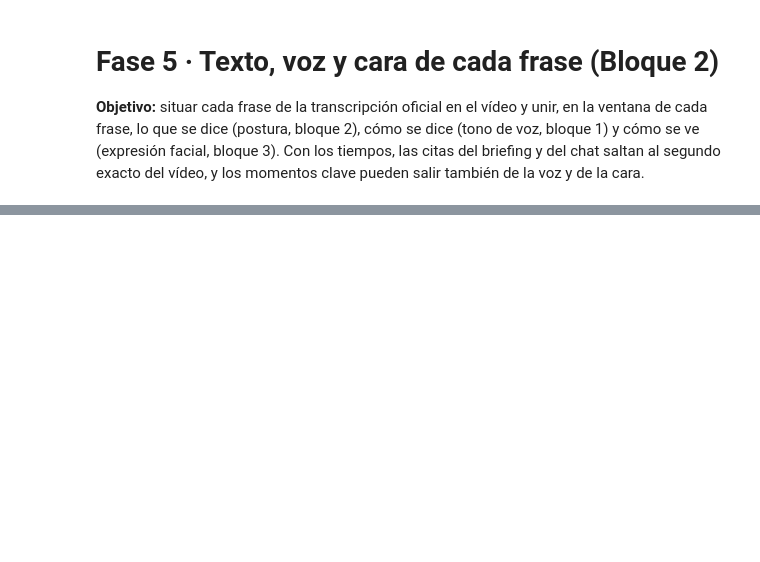
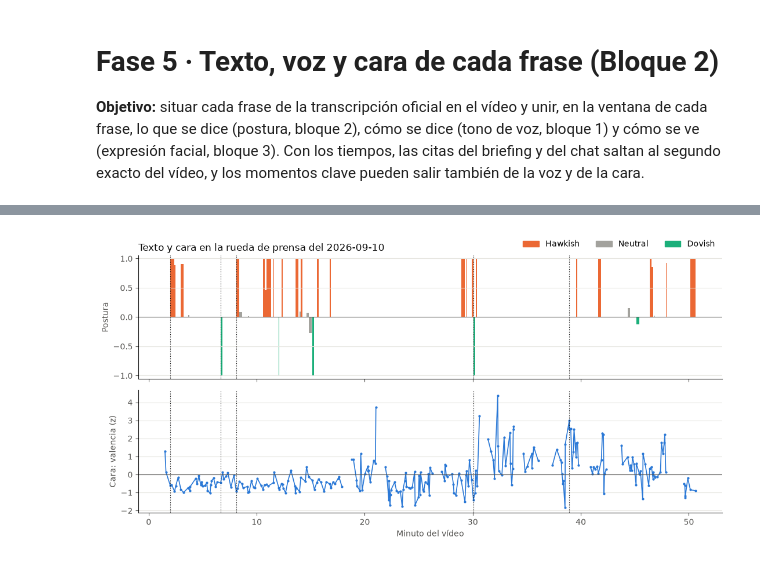
Before and after one commit to eglezarr/hawk-and-dove_BCE, a Jupyter notebook: benchmarks/b2_05_fusion.ipynb, the cells around one changed output, grey strips where cells are left out. Saved outputs shown, nothing was run; the diff lists cells and outputs as text; code cells hidden in the pictures; blank space fills up the shorter version.

```diff
--- a/benchmarks/b2_05_fusion.ipynb
+++ b/benchmarks/b2_05_fusion.ipynb
@@ -50,0 +58,12 @@ validacion
+# %%
+carpeta_ref = EVENTS_DIR / REFERENCIA
+transcripcion = pd.read_csv(carpeta_ref / "transcript.csv")
+cara = pd.read_csv(carpeta_ref / "face.csv")
+
+con_texto = transcripcion[transcripcion["text"].notna()]
+palabras = con_texto["text"].map(lambda t: len(tokens(t)))
+duracion = con_texto["end"] - con_texto["start"]
+imposibles = ((duracion <= 0) | (palabras > VELOCIDAD_MAXIMA * duracion)).sum()
+print(f"transcript.csv: {len(transcripcion)} segmentos, de {transcripcion['start'].min():.0f} a {transcripcion['end'].max():.0f} s "
+      f"(face.csv cubre {cara['end'].max():.0f} s de vídeo)")
+print(f"  sin texto: {transcripcion['text'].isna().sum()} | con duración imposible: {imposibles} de {len(con_texto)} ({imposibles / len(con_texto):.0%})")
@@ -64,46 +134,41 @@ Postura de cada frase, tono de voz y expresión facial a lo largo de la rueda; l
 # %%
-ruta = EVENTS_DIR / REFERENCIA / "signals.csv"
-senales = pd.read_csv(ruta) if ruta.exists() else None
-if senales is None or "voice_arousal_z" not in senales or senales["start"].isna().all():
-    print("Pendiente: la rueda de referencia aún no tiene transcript.csv del bloque 1")
-else:
-    resumen = json.loads((EVENTS_DIR / REFERENCIA / "summary.json").read_text(encoding="utf-8"))
-    # Paleta del proyecto: naranja = hawkish (como las subidas), aguamarina = dovish (como las bajadas)
-    NARANJA, AGUAMARINA, GRIS, AZUL = "#eb6834", "#1baf7a", "#a3a29d", "#2a78d6"
-    TINTA, TINTA_SECUNDARIA, REJILLA = "#0b0b0b", "#52514e", "#e6e5e0"
+senales = pd.read_csv(carpeta_ref / "signals.csv")
+resumen = json.loads((carpeta_ref / "summary.json").read_text(encoding="utf-8"))
+# Paleta del proyecto: naranja = hawkish (como las subidas), aguamarina = dovish (como las bajadas)
+NARANJA, AGUAMARINA, GRIS, AZUL = "#eb6834", "#1baf7a", "#a3a29d", "#2a78d6"
+TINTA, TINTA_SECUNDARIA, REJILLA = "#0b0b0b", "#52514e", "#e6e5e0"
 
-    minutos = senales["start"] / 60
-    fig, ejes = plt.subplots(3, 1, figsize=(11, 7), sharex=True)
-    ejes[0].bar(minutos, senales["score"], width=(senales["end"] - senales["start"]) / 60, align="edge",
-                color=senales["label"].map({"hawkish": NARANJA, "dovish": AGUAMARINA, "neutral": GRIS}))
-    ejes[0].set_ylim(-1.05, 1.05)
-    ejes[0].set_ylabel("Postura", color=TINTA_SECUNDARIA)
-    ejes[0].legend(handles=[Patch(color=NARANJA, label="Hawkish"), Patch(color=GRIS, label="Neutral"),
-                            Patch(color=AGUAMARINA, label="Dovish")], frameon=False, ncol=3,
-                   loc="lower right", bbox_to_anchor=(1, 1))
-    for eje, columna, titulo in [(ejes[1], "voice_arousal_z", "Voz: activación (z)"),
-                                 (ejes[2], "face_valence_z", "Cara: valencia (z)")]:
-        if senales[columna].notna().any():
-            eje.plot(minutos, senales[columna], color=AZUL, linewidth=1.2, marker="o", markersize=2)
-        else:
-            eje.text(0.5, 0.5, "Pendiente de entrega", transform=eje.transAxes, ha="center", va="center",
-                     color=TINTA_SECUNDARIA)
-        eje.set_ylabel(titulo, color=TINTA_SECUNDARIA)
-    for eje in ejes:
-        eje.axhline(0, color=TINTA_SECUNDARIA, linewidth=0.8)
-        eje.grid(axis="y", color=REJILLA, linewidth=0.8)
-        eje.spines[["top", "right"]].set_visible(False)
-        eje.tick_params(colors=TINTA_SECUNDARIA)
-        for momento in resumen["key_moments"]:
-            if momento["start"] is not None:
-                eje.axvline(momento["start"] / 60, color=TINTA, linestyle=":", linewidth=0.8)
-    ejes[2].set_xlabel("Minuto del vídeo", color=TINTA_SECUNDARIA)
-    ejes[0].set_title(f"Texto, voz y cara en la rueda de prensa del {REFERENCIA}", loc="left", color=TINTA)
-    fig.tight_layout()
-    fig.savefig(resultados_dir / f"senales_{REFERENCIA}.png", dpi=150)
-    plt.show()
+minutos = senales["start"] / 60
+fig, ejes = plt.subplots(2, 1, figsize=(11, 5.5), sharex=True)
+ejes[0].bar(minutos, senales["score"], width=(senales["end"] - senales["start"]) / 60, align="edge",
+            color=senales["label"].map({"hawkish": NARANJA, "dovish": AGUAMARINA, "neutral": GRIS}))
+ejes[0].set_ylim(-1.05, 1.05)
+ejes[0].set_ylabel("Postura", color=TINTA_SECUNDARIA)
+ejes[0].legend(handles=[Patch(color=NARANJA, label="Hawkish"), Patch(color=GRIS, label="Neutral"),
+                        Patch(color=AGUAMARINA, label="Dovish")], frameon=False, ncol=3,
+               loc="lower right", bbox_to_anchor=(1, 1))
+# Un trazo por tramo de frases seguidas: la línea se corta en las preguntas (más de 30 s sin frases del panel)
+tramo = (senales["start"] - senales["end"].shift() > 30).cumsum()
+for _, grupo in senales.groupby(tramo):
+    ejes[1].plot(grupo["start"] / 60, grupo["face_valence_z"], color=AZUL, linewidth=1.2, marker="o", markersize=2)
+ejes[1].set_ylabel("Cara: valencia (z)", color=TINTA_SECUNDARIA)
+for eje in ejes:
+    eje.axhline(0, color=TINTA_SECUNDARIA, linewidth=0.8)
+    eje.grid(axis="y", color=REJILLA, linewidth=0.8)
+    eje.spines[["top", "right"]].set_visible(False)
+    eje.tick_params(colors=TINTA_SECUNDARIA)
+    for momento in resumen["key_moments"]:
+        if momento["start"] is not None:
+            eje.axvline(momento["start"] / 60, color=TINTA, linestyle=":", linewidth=0.8)
+ejes[1].set_xlabel("Minuto del vídeo", color=TINTA_SECUNDARIA)
+ejes[0].set_title(f"Texto y cara en la rueda de prensa del {REFERENCIA}", loc="left", color=TINTA)
+fig.tight_layout()
+fig.savefig(resultados_dir / f"senales_{REFERENCIA}.png", dpi=150)
+plt.show()
 
-    for momento in resumen["key_moments"]:
-        print(f"[{momento['start'] / 60 if momento['start'] is not None else float('nan'):5.1f} min] "
-              f"{momento['reason']}: {momento['text']}")
+for momento in resumen["key_moments"]:
+    print(f"[{momento['start'] / 60:5.1f} min] {momento['reason']}: {momento['text']}")
+print("\nCitas del informe:", [(c["sentence_id"], c["start"]) for c in resumen["citations"]])
+print("Cara:", resumen["face"])
 # %% [output]
+[figure, added]
```
Also changed, not shown: parts of 17 cells of this notebook, 25 other files.
